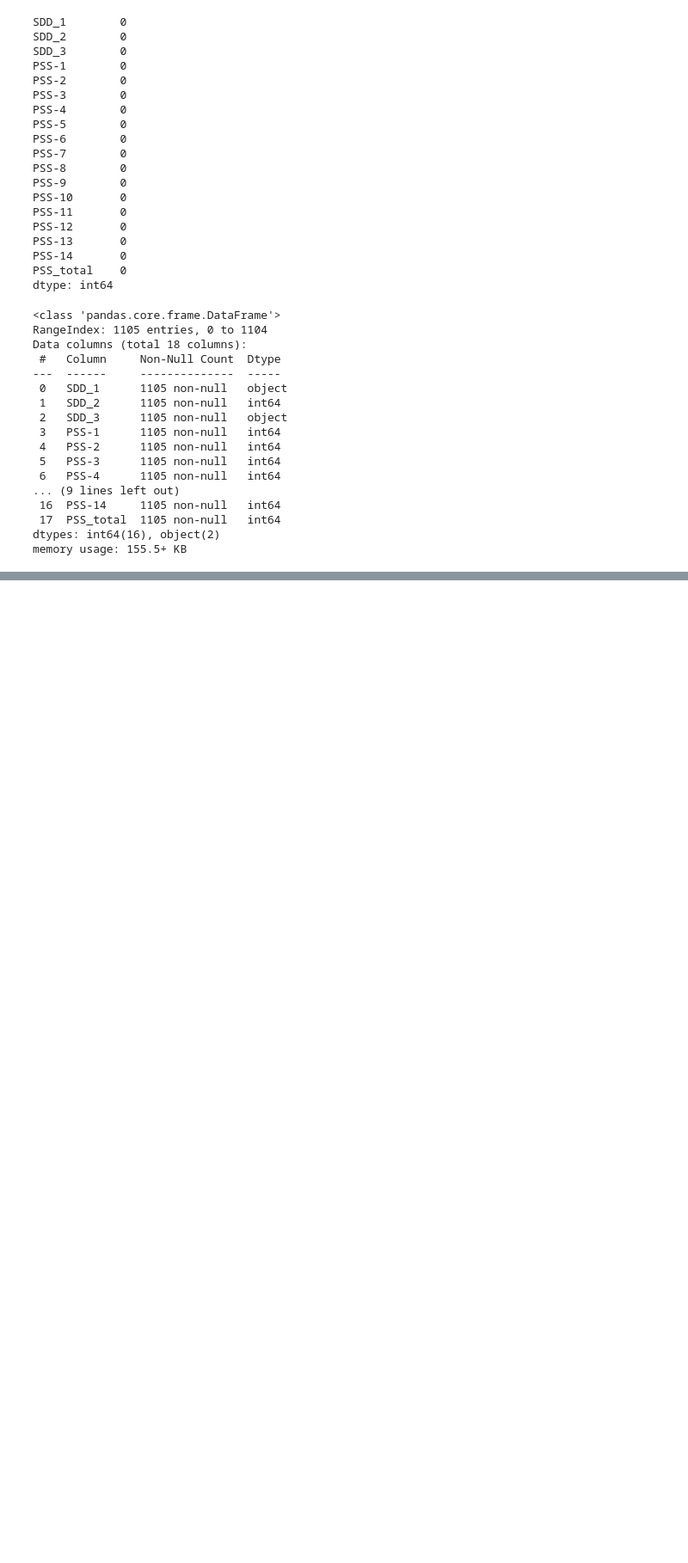
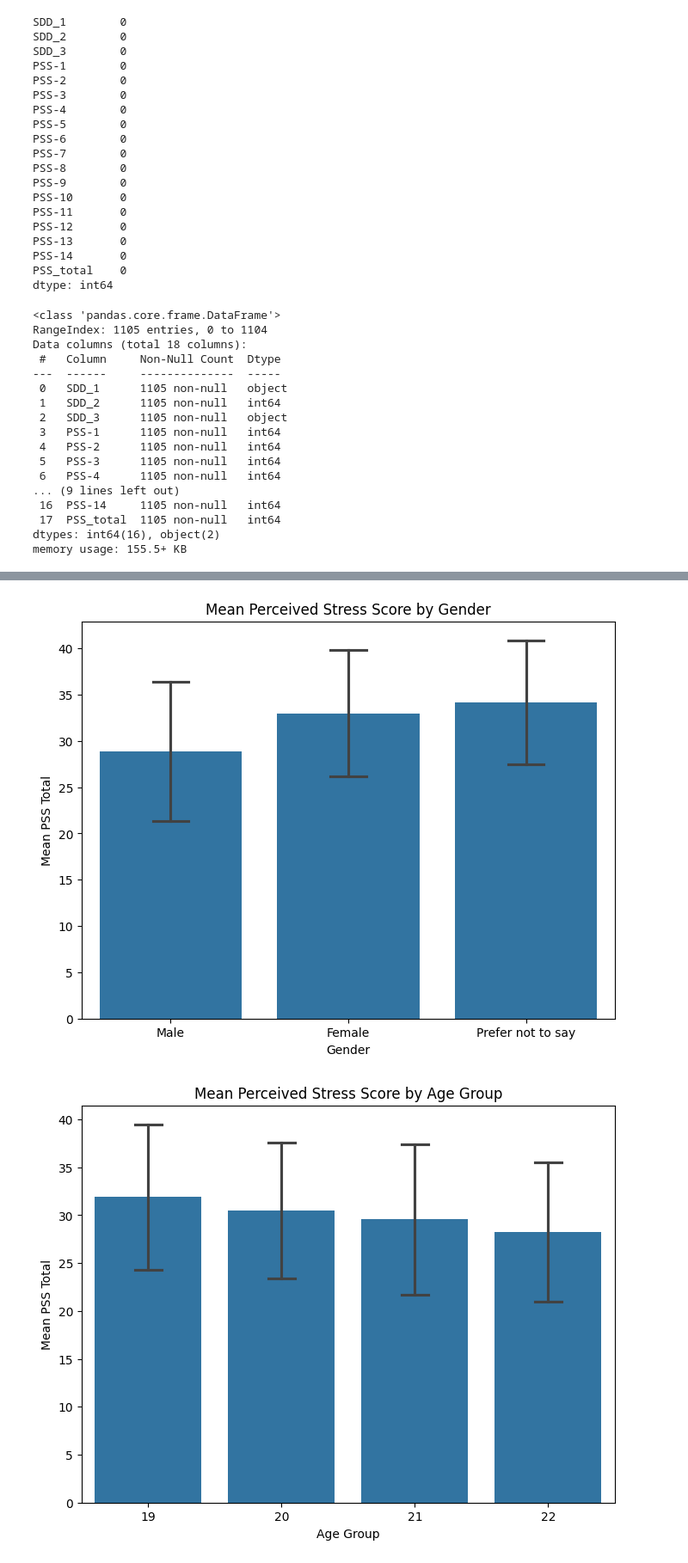
Before and after one commit to Alglenrey/STRESS-PREDICTION, a Jupyter notebook: Baseline Models/RFR.ipynb, the cells around one changed output, grey strips where cells are left out. Shown: that part at 86% size. Drawn from its saved outputs; the diff is of its cells as text; code cells hidden in the pictures; blank space fills up the shorter version.

```diff
--- a/Baseline Models/RFR.ipynb
+++ b/Baseline Models/RFR.ipynb
@@ -70,0 +107,60 @@ memory usage: 155.5+ KB
+# %%
+import seaborn as sns
+import matplotlib.pyplot as plt
+
+# Define demographic columns
+gender_col = 'SDD_1'
+age_col = 'SDD_2'
+year_col = 'SDD_3'
+
+# 1. Bar plot: Mean PSS_total by demographic groups with error bars (std dev)
+def plot_mean_stress_by_group(col, title):
+    grouped = df.groupby(col)['PSS_total'].agg(['mean', 'std']).reset_index()
+    plt.figure(figsize=(8,6))
+    sns.barplot(x=col, y='PSS_total', data=df, estimator=np.mean, errorbar='sd', capsize=0.2)
+    plt.title(f'Mean Perceived Stress Score by {title}')
+    plt.ylabel('Mean PSS Total')
+    plt.xlabel(title)
+    plt.show()
+
+plot_mean_stress_by_group(gender_col, 'Gender')
+plot_mean_stress_by_group(age_col, 'Age Group')
+plot_mean_stress_by_group(year_col, 'Year in University')
+
+# 2. Box plot: Show distribution of PSS_total by demographic groups
+def plot_boxplot(col, title):
+    plt.figure(figsize=(8,6))
+    sns.boxplot(x=col, y='PSS_total', data=df)
+    plt.title(f'PSS Total Distribution by {title}')
+    plt.ylabel('PSS Total')
+    plt.xlabel(title)
+    plt.show()
+
+plot_boxplot(gender_col, 'Gender')
+plot_boxplot(age_col, 'Age Group')
+plot_boxplot(year_col, 'Year in University')
+
+# 3. Violin plot: Display full distribution shape for deeper insight
+def plot_violin(col, title):
+    plt.figure(figsize=(8,6))
+    sns.violinplot(x=col, y='PSS_total', data=df)
+    plt.title(f'PSS Total Distribution by {title} (Violin Plot)')
+    plt.ylabel('PSS Total')
+    plt.xlabel(title)
+    plt.show()
+
+plot_violin(gender_col, 'Gender')
+plot_violin(age_col, 'Age Group')
+plot_violin(year_col, 'Year in University')
+
+# 4. Heatmap: Show mean PSS_total by combinations of two demographics (example gender vs year)
+pivot = df.pivot_table(values='PSS_total', index=gender_col, columns=year_col, aggfunc='mean')
+plt.figure(figsize=(8, 6))
+sns.heatmap(pivot, annot=True, cmap='coolwarm', fmt=".2f")
+plt.title('Mean PSS Total by Gender and Year in University')
+plt.ylabel('Gender')
+plt.xlabel('Year in University')
+plt.show()
+# %% [output]
+[figure, added]
+[figure, added]
```
Also changed, not shown: parts of 4 cells of this notebook, 5 other files.
